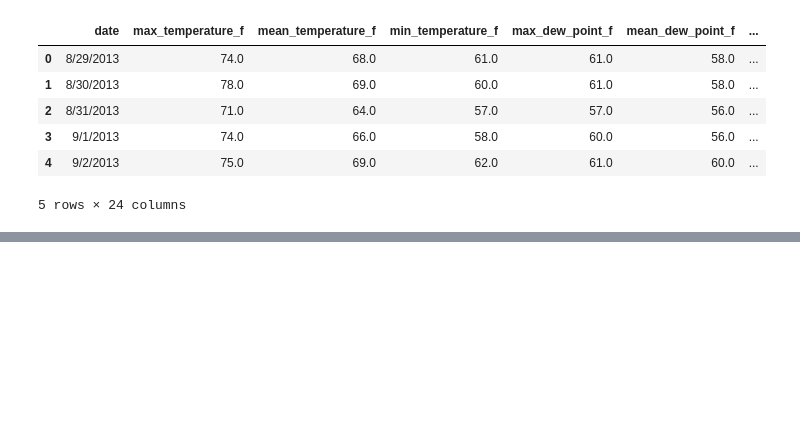
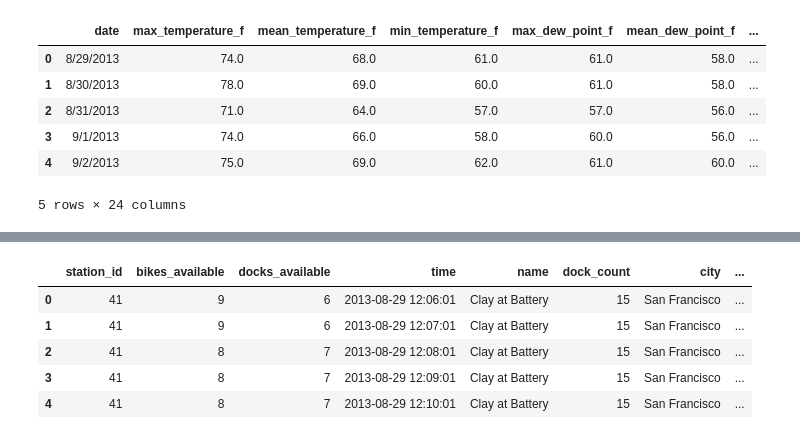
Before and after one commit to danpanetta/data_science, a Jupyter notebook: projetos/notebooks/Bike_Share_Bay_Area/Analisando_os_Dados_Bay_Area_Bike_Share.ipynb, the cells around one changed output, grey strips where cells are left out. Saved outputs shown, nothing was run; the diff lists cells and outputs as text; code cells hidden in the pictures; blank space fills up the shorter version.

```diff
--- a/projetos/notebooks/Bike_Share_Bay_Area/Analisando_os_Dados_Bay_Area_Bike_Share.ipynb
+++ b/projetos/notebooks/Bike_Share_Bay_Area/Analisando_os_Dados_Bay_Area_Bike_Share.ipynb
@@ -82,0 +143,2 @@ fig.show()
+# %%
+result.drop(["lat", "long","id", "geometry"], axis=1, inplace=True)
@@ -82,0 +157,2 @@ fig.show()
+# %%
+result["time"] = pd.to_datetime(result["time"])
@@ -82,0 +171,9 @@ fig.show()
+# %%
+result.head()
+# %% [output]
+|  | station_id | bikes_available | docks_available | time | name | dock_count | city | ... |
+| 0 | 41 | 9 | 6 | 2013-08-29 12:06:01 | Clay at Battery | 15 | San Francisco | ... |
+| 1 | 41 | 9 | 6 | 2013-08-29 12:07:01 | Clay at Battery | 15 | San Francisco | ... |
+| 2 | 41 | 8 | 7 | 2013-08-29 12:08:01 | Clay at Battery | 15 | San Francisco | ... |
+| 3 | 41 | 8 | 7 | 2013-08-29 12:09:01 | Clay at Battery | 15 | San Francisco | ... |
+| 4 | 41 | 8 | 7 | 2013-08-29 12:10:01 | Clay at Battery | 15 | San Francisco | ... |
```
Also changed, not shown: parts of 12 cells of this notebook.
